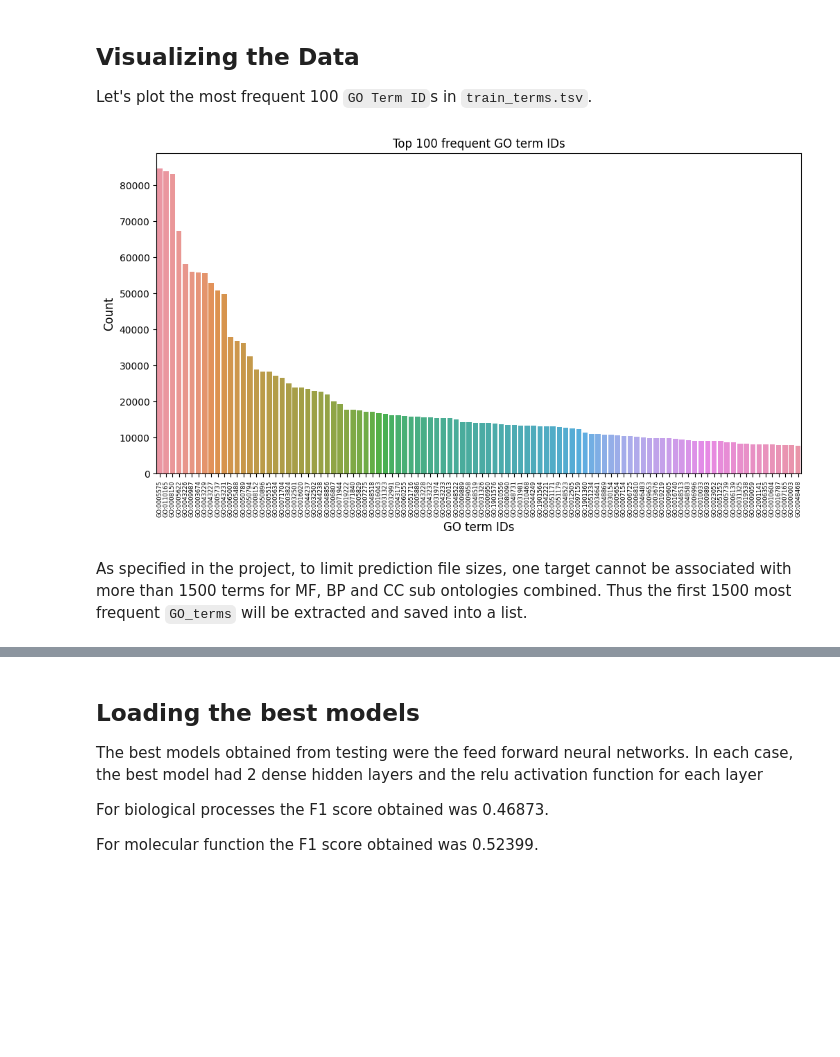
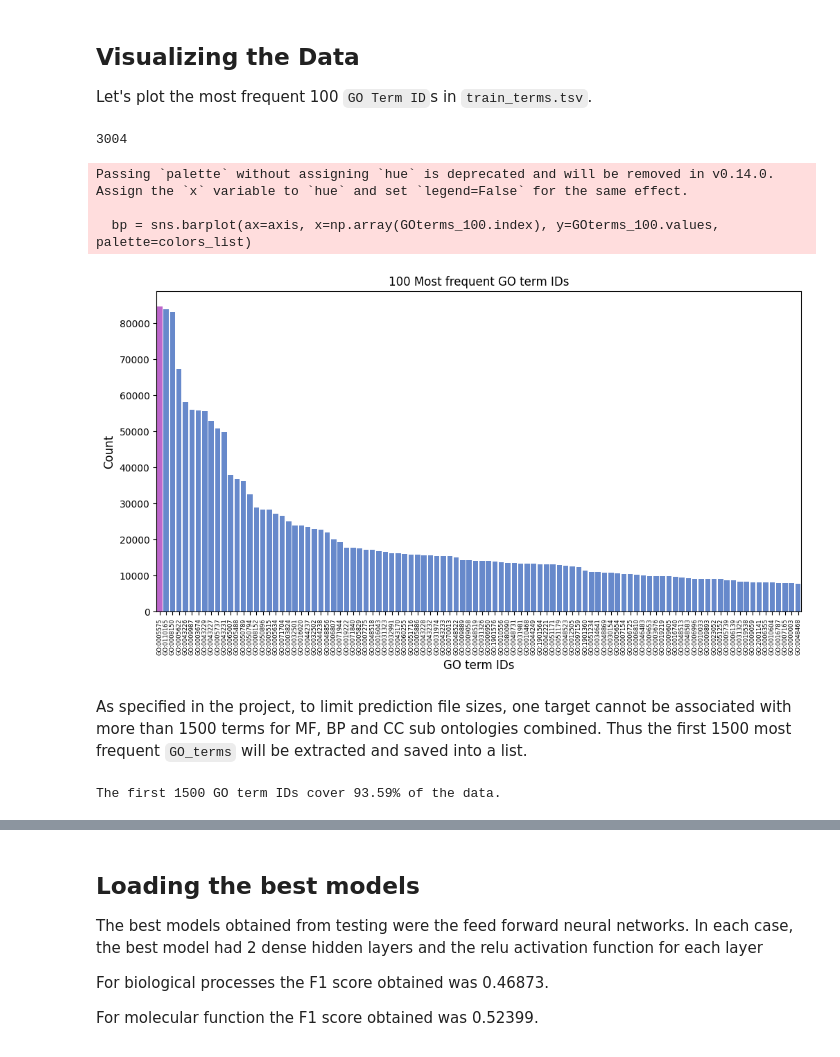
Before and after one commit to Donce530/BiologicalData_PFP, a Jupyter notebook: notebooks/BD_Final_Project.ipynb, the cells around one changed output, grey strips where cells are left out. Drawn from its saved outputs; the diff is of its cells as text; code cells hidden in the pictures; blank space fills up the shorter version.

```diff
--- a/notebooks/BD_Final_Project.ipynb
+++ b/notebooks/BD_Final_Project.ipynb
@@ -44,8 +61,7 @@ with open(config_path, 'r') as file:
 
 First we will load the file `train_terms.tsv` which contains the list of annotated terms (functions) for the proteins. We will extract the labels aka `GO term ID` and create a label dataframe for the protein embeddings.
 # %%
-train_terms_path = config['directories']['raw_data_base'] + '/train/train_set.tsv'
-train_terms = pd.read_csv(train_terms_path, sep="\t")
+train_terms = pd.read_csv("/content/biological_data_pfp/train/train_set.tsv",sep="\t")
 print(train_terms.shape)
 # %% [output]
 (4277047, 3)
@@ -66,22 +82,54 @@ train_terms.head()
 ## Visualizing the Data
 
 Let's plot the most frequent 100 `GO Term ID`s in `train_terms.tsv`.
+# %%
+len(train_terms['GO_term'].unique())
+# %% [output]
+3004
 # %%
 # Select first 100 values for plotting
-plot_df = train_terms['GO_term'].value_counts().iloc[:100]
+GOterms = train_terms['GO_term'].value_counts()
+GOterms_100 = train_terms['GO_term'].value_counts().iloc[:100]
+
+#Calculate percentiles
+percentiles = np.percentile(GOterms.values, [25, 50, 75, 100])
+
+# Define colors for each percentile range
+colors = sns.color_palette("hls", 5)
+
+# Assign colors to bars based on their percentiles
+percentile_list = np.digitize(GOterms.values, percentiles)
+colors_list = [colors[i] for i in percentile_list]
 
 figure, axis = plt.subplots(1, 1, figsize=(12, 6))
 
-bp = sns.barplot(ax=axis, x=np.array(plot_df.index), y=plot_df.values)
+bp = sns.barplot(ax=axis, x=np.array(GOterms_100.index), y=GOterms_100.values, palette=colors_list)
 bp.set_xticklabels(bp.get_xticklabels(), rotation=90, size = 6)
-axis.set_title('Top 100 frequent GO term IDs')
+axis.set_title('100 Most frequent GO term IDs')
 bp.set_xlabel("GO term IDs", fontsize = 12)
 bp.set_ylabel("Count", fontsize = 12)
+plt.savefig('100 Most frequent GO term IDs')
 plt.show()
 # %% [output]
+Passing `palette` without assigning `hue` is deprecated and will be removed in v0.14.0. Assign the `x` variable to `hue` and set `legend=False` for the same effect.
+
+  bp = sns.barplot(ax=axis, x=np.array(GOterms_100.index), y=GOterms_100.values, palette=colors_list)
-[figure, old version]
+[figure, new version]
 # %% [markdown]
 As specified in the project, to limit prediction file sizes, one target cannot be associated with more than 1500 terms for MF, BP and CC sub ontologies combined. Thus the first 1500 most frequent `GO_terms` will be extracted and saved into a list.
+# %%
+# Calculate the cumulative sum of the counts of the first 100 GO term IDs
+cumulative_sum = GOterms.values.cumsum()
+
+# Calculate the total count of all GO term IDs
+total_count = cumulative_sum[-1]
+
+# Calculate the percentage covered by the first 100 GO term IDs
+percentage_covered = (cumulative_sum[1499] / total_count) * 100
+
+print(f"The first 1500 GO term IDs cover {percentage_covered:.2f}% of the data.")
+# %% [output]
+The first 1500 GO term IDs cover 93.59% of the data.
 # %%
 # Set the limit for label
 num_labels = 1500
```
Also changed, not shown: parts of 35 cells of this notebook.
